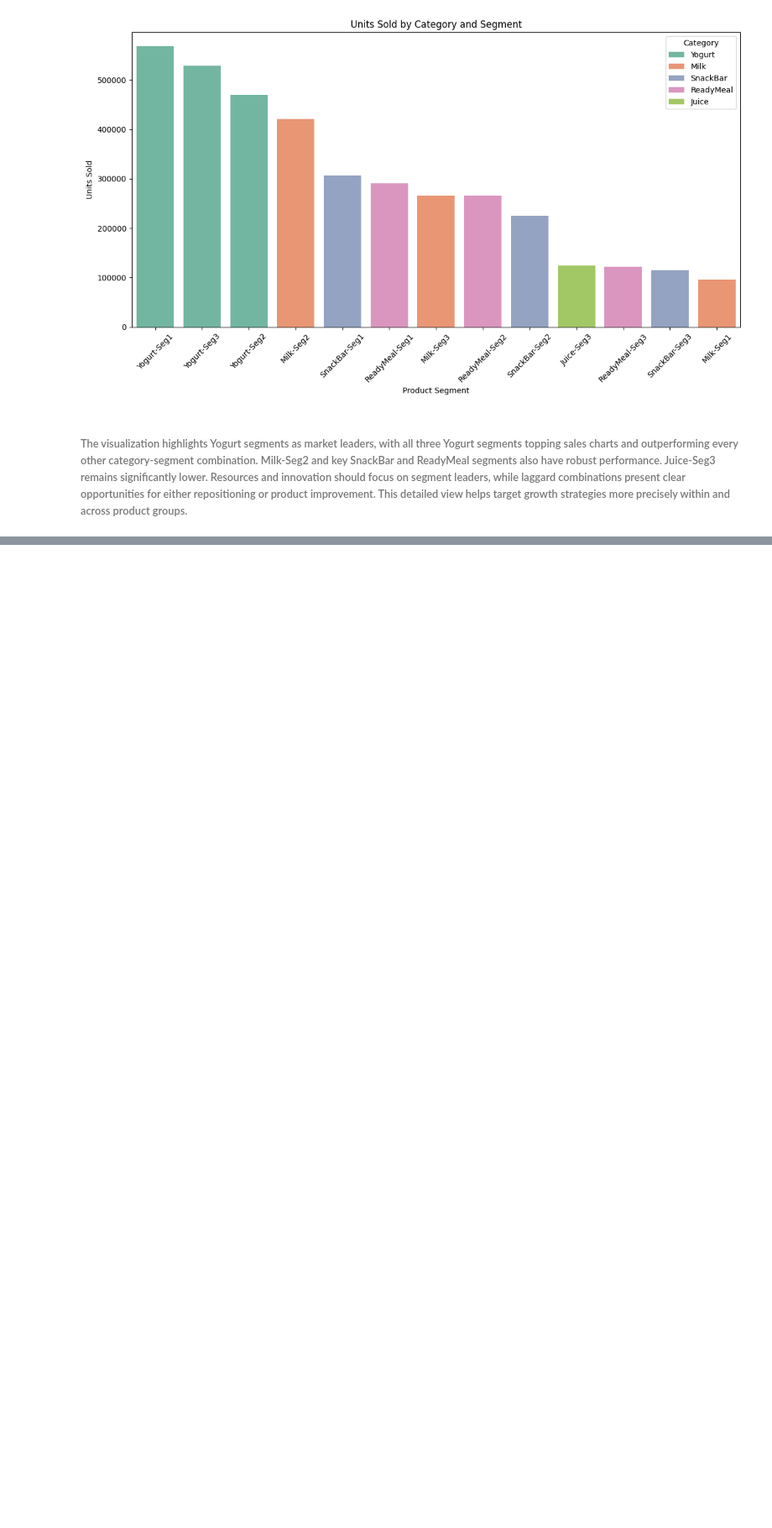
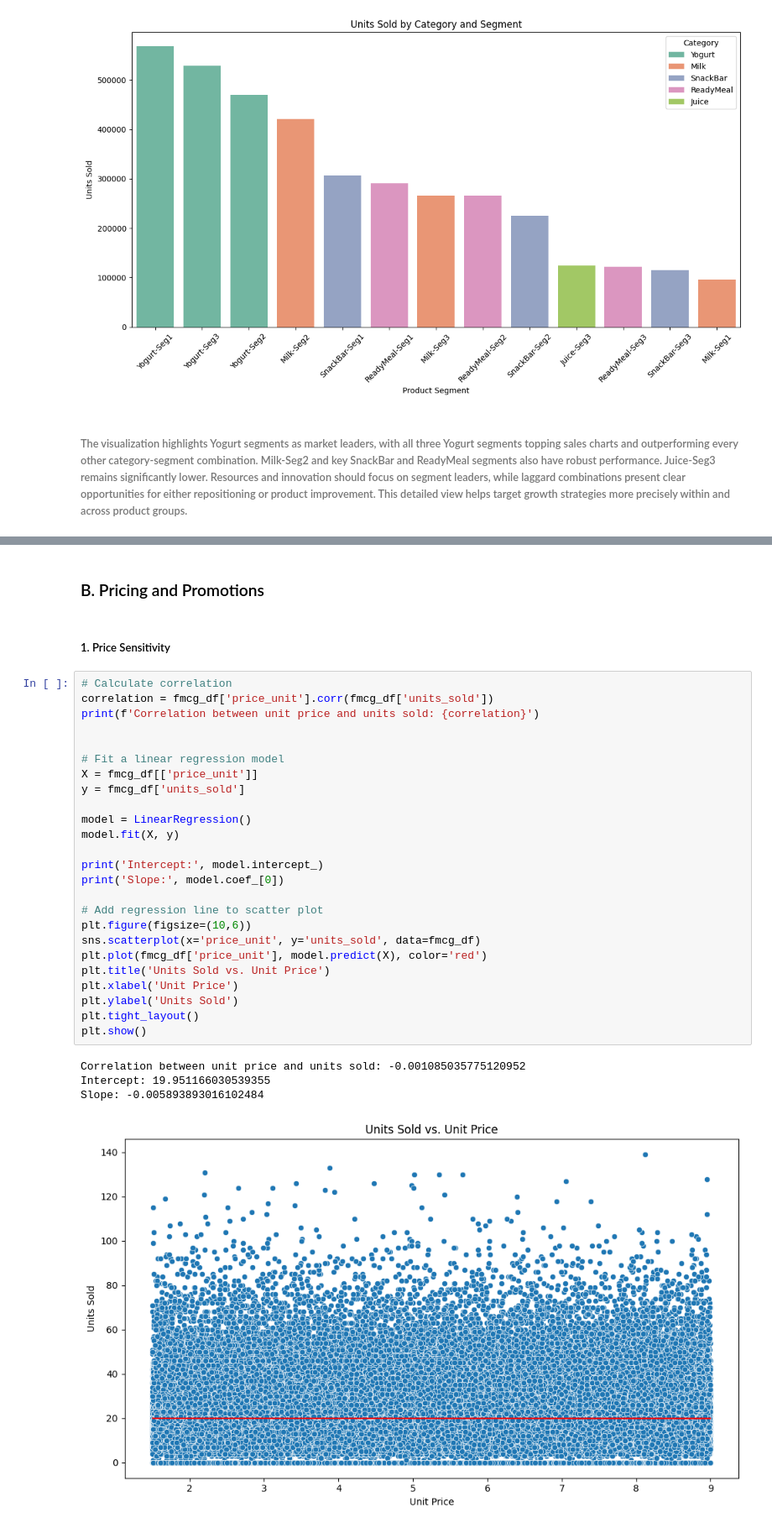
Before and after one commit to bettk-io/DA, a Jupyter notebook: FMCG_industry/EDA_and_business_insights/FMCG_notebook.ipynb, the cells around one changed output, grey strips where cells are left out. Shown: that part at 84% size. Saved outputs shown, nothing was run; the diff lists cells and outputs as text; blank space fills up the shorter version.

```diff
--- a/FMCG_industry/EDA_and_business_insights/FMCG_notebook.ipynb
+++ b/FMCG_industry/EDA_and_business_insights/FMCG_notebook.ipynb
@@ -464,0 +479,34 @@ plt.show()
+# %% [markdown]
+### B. Pricing and Promotions
+# %% [markdown]
+##### 1. Price Sensitivity
+# %%
+# Calculate correlation
+correlation = fmcg_df['price_unit'].corr(fmcg_df['units_sold'])
+print(f'Correlation between unit price and units sold: {correlation}')
+
+
+# Fit a linear regression model
+X = fmcg_df[['price_unit']]
+y = fmcg_df['units_sold']
+
+model = LinearRegression()
+model.fit(X, y)
+
+print('Intercept:', model.intercept_)
+print('Slope:', model.coef_[0])
+
+# Add regression line to scatter plot
+plt.figure(figsize=(10,6))
+sns.scatterplot(x='price_unit', y='units_sold', data=fmcg_df)
+plt.plot(fmcg_df['price_unit'], model.predict(X), color='red')
+plt.title('Units Sold vs. Unit Price')
+plt.xlabel('Unit Price')
+plt.ylabel('Units Sold')
+plt.tight_layout()
+plt.show()
+# %% [output]
+Correlation between unit price and units sold: -0.001085035775120952
+Intercept: 19.951166030539355
+Slope: -0.005893893016102484
+[figure, added]
```
Also changed, not shown: parts of 16 cells of this notebook.
